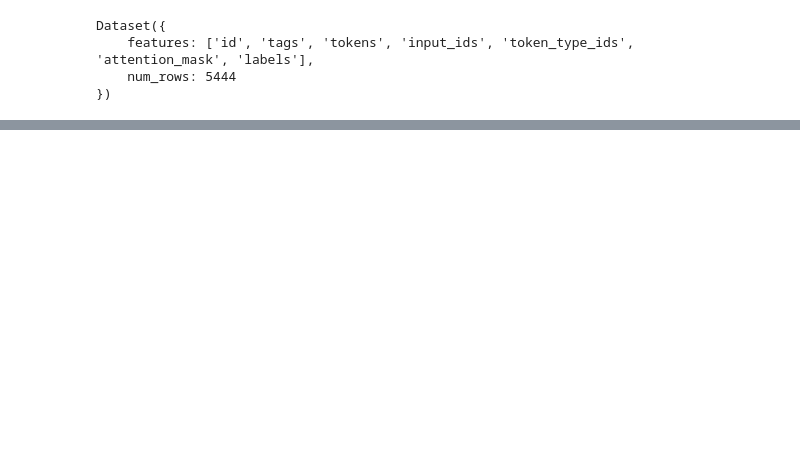
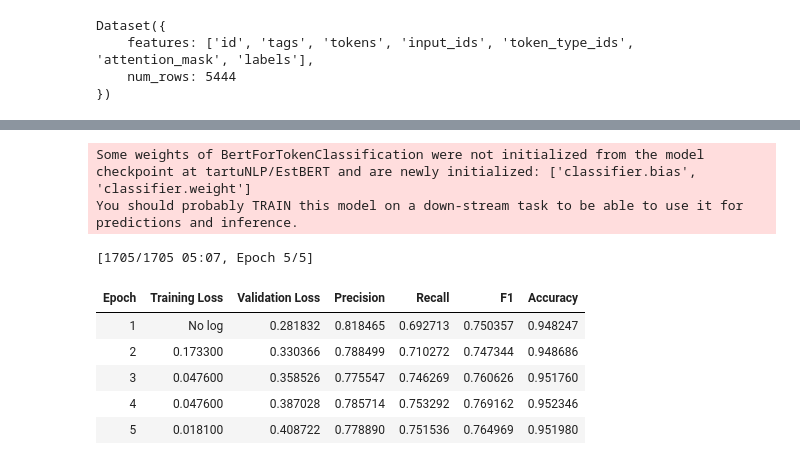
Before and after one commit to martinkivisikk/ner_thesis, a Jupyter notebook: finetune_ner.ipynb, the cells around one changed output, grey strips where cells are left out. Drawn from its saved outputs; the diff is of its cells as text; code cells hidden in the pictures; blank space fills up the shorter version.

```diff
--- a/finetune_ner.ipynb
+++ b/finetune_ner.ipynb
@@ -454,15 +466,17 @@ def finetune_model(tokenized_dataset, epochs=3, batch_size=8):
 
   return model
 # %%
-def finetune_model_pytorch(tokenized_dataset, epochs=3, batch_size=8):
+def finetune_model_pytorch(tokenized_dataset, epochs=3, batch_size=16, lr=5e-5):
   model = AutoModelForTokenClassification.from_pretrained("tartuNLP/EstBERT", num_labels=len(all_tags), id2label=idx2tag, label2id=tag2idx)
   training_args = TrainingArguments(
+      report_to='none',
       output_dir='./results',
-      learning_rate=1e-5,
+      learning_rate=lr,
+      lr_scheduler_type='polynomial', # default on linear, aga polynomial annab veidi parema tulemuse
       per_device_train_batch_size=batch_size,
       per_device_eval_batch_size=batch_size,
       num_train_epochs=epochs,
-      #weight_decay=0.01,
+      weight_decay=0.01,
       eval_strategy="epoch",
       save_strategy="epoch",
       optim="adamw_torch",
@@ -475,7 +489,7 @@ def finetune_model_pytorch(tokenized_dataset, epochs=3, batch_size=8):
   )
 
   early_stopping_callback = EarlyStoppingCallback(
-        early_stopping_patience=2,
+        early_stopping_patience=5,
         early_stopping_threshold=0.0001
     )
 
@@ -493,6 +507,3 @@ def finetune_model_pytorch(tokenized_dataset, epochs=3, batch_size=8):
   trainer.train()
 
   return model
-
-#ewt_torch = finetune_model_pytorch(tokenized_ewt, 1)
-combined_torch = finetune_model_pytorch(tokenized_combined, 3, 16)
@@ -565,0 +647,15 @@ Epoch 3/3
+# %%
+# parim f1: 0.7658998646820027
+# parameetrid: {'learning_rate': 5e-05, 'batch_size': 16, 'num_train_epochs': 5, 'weight_decay': 0.0, 'adam_beta1': 0.9, 'adam_beta2': 0.98, 'adam_epsilon': 1e-06}
+
+ewt_mudel = finetune_model_pytorch(tokenized_ewt, 5, 16, 5e-5)
+# %% [output]
+Some weights of BertForTokenClassification were not initialized from the model checkpoint at tartuNLP/EstBERT and are newly initialized: ['classifier.bias', 'classifier.weight']
+You should probably TRAIN this model on a down-stream task to be able to use it for predictions and inference.
+[1705/1705 05:07, Epoch 5/5]
+| Epoch | Training Loss | Validation Loss | Precision | Recall | F1 | Accuracy |
+| 1 | No log | 0.281832 | 0.818465 | 0.692713 | 0.750357 | 0.948247 |
+| 2 | 0.173300 | 0.330366 | 0.788499 | 0.710272 | 0.747344 | 0.948686 |
+| 3 | 0.047600 | 0.358526 | 0.775547 | 0.746269 | 0.760626 | 0.951760 |
+| 4 | 0.047600 | 0.387028 | 0.785714 | 0.753292 | 0.769162 | 0.952346 |
+| 5 | 0.018100 | 0.408722 | 0.778890 | 0.751536 | 0.764969 | 0.951980 |
```
Also changed, not shown: parts of 15 cells of this notebook.
